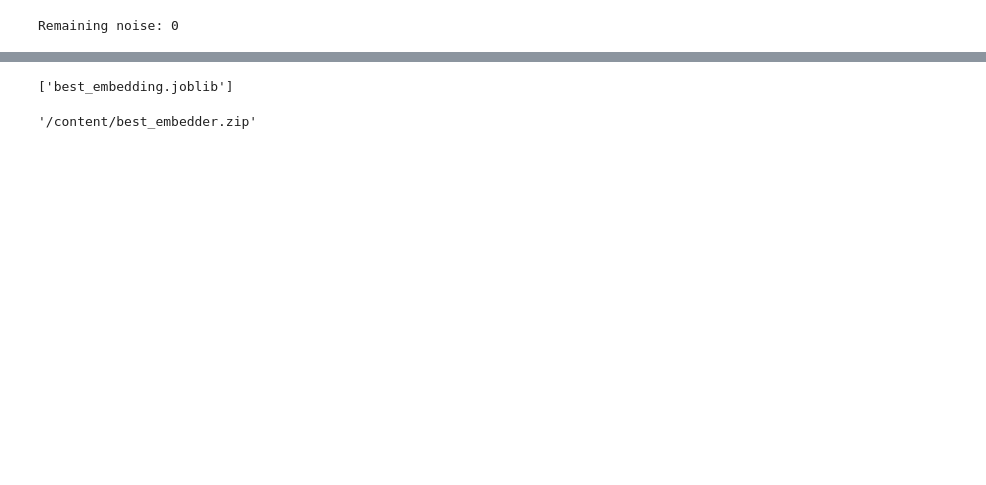
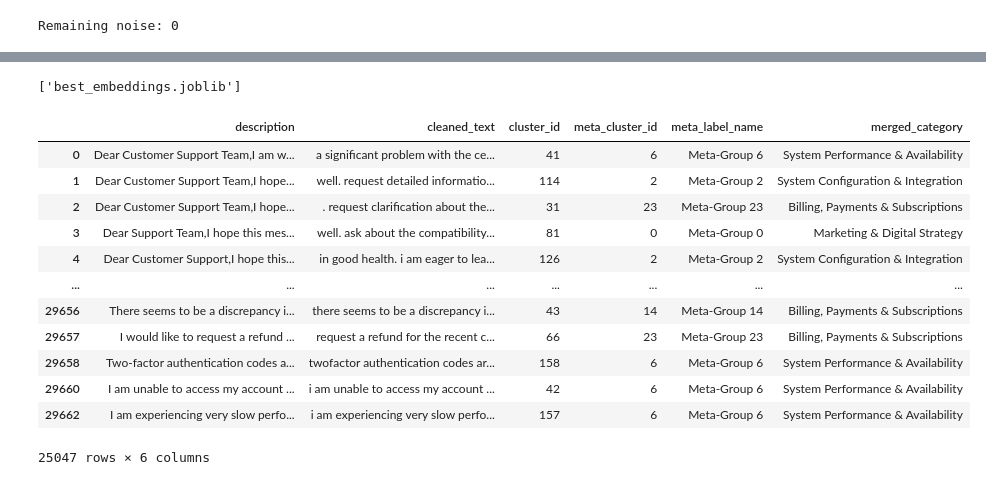
Before and after one commit to paudel-apil/Customer_Support_Ticket_Assistant, a Jupyter notebook: ml/cus_support_ticket_best.ipynb, the cells around one changed output, grey strips where cells are left out. Cells and saved outputs as stored; diff of their text form; code cells hidden in the pictures; blank space fills up the shorter version.

```diff
--- a/ml/cus_support_ticket_best.ipynb
+++ b/ml/cus_support_ticket_best.ipynb
@@ -422,33 +476,0 @@ cluster_names = {
-# %%
-final_cluster_names = {
-    'Meta-Group 0': 'Financial Data Analytics Support',
-    'Meta-Group 1': 'Service Downtime & System Outages',
-    'Meta-Group 2': 'Application & System Issues',
-    'Meta-Group 3': 'Product & Documentation Inquiries',
-    'Meta-Group 4': 'Billing & Payment Issues',
-    'Meta-Group 5': 'Third-Party Tool Integrations',
-    'Meta-Group 6': 'Service Downtime & System Outages',       # duplicate of 1
-    'Meta-Group 7': 'Application Functionality & Sync Issues',
-    'Meta-Group 8': 'Software & Platform Support',
-    'Meta-Group 9': 'Login & Access Issues',
-    'Meta-Group 10': 'Security Software Integration & Setup',
-    'Meta-Group 11': 'Digital Marketing Strategy & Performance',
-    'Meta-Group 12': 'Collaboration Tools Connectivity & Hardware Issues',
-    'Meta-Group 13': 'Third-Party Tool Integrations',          # merged into 5
-    'Meta-Group 14': 'Third-Party Tool Integrations',          # merged into 5
-    'Meta-Group 15': 'Software & Platform Support',            # merged into 8
-    'Meta-Group 16': 'Consumer Hardware Issues & Purchase Support',
-    'Meta-Group 17': 'Third-Party Tool Integrations',          # merged into 5
-    'Meta-Group 18': 'Software & Platform Support',            # merged into 8
-    'Meta-Group 19': 'General Support Requests',
-    'Meta-Group 20': 'Third-Party Tool Integrations',          # merged into 5
-    'Meta-Group 21': 'Network Connectivity & Router Issues',
-    'Meta-Group 22': 'Third-Party Tool Integrations',          # merged into 5
-    'Meta-Group 23': 'Consumer Hardware Issues & Purchase Support', # merged into 16
-    'Meta-Group 24': 'Billing & Payment Issues',               # merged into 4
-    'Meta-Group 25': 'Security Software Integration & Setup',  # merged into 10
-    'Meta-Group 26': 'Consumer Hardware Issues & Purchase Support', # merged into 16
-    'Meta-Group 27': 'Application & System Issues',            # merged into 2
-    'Meta-Group 28': 'Third-Party Tool Integrations',          # merged into 5
-    'Meta-Group 29': 'Third-Party Tool Integrations'           # merged into 5
-}
@@ -522,6 +544,6 @@ Clean Result: Security Software Integration & Setup
 # %%
 import joblib
 # %%
-joblib.dump(embeddings, 'best_embedding.joblib')
+joblib.dump(embeddings, 'best_embeddings.joblib')
 # %% [output]
-['best_embedding.joblib']
+['best_embeddings.joblib']
@@ -533,8 +549,0 @@ from google.colab import files
-# %%
-folder_to_zip = "/content/embedder"
-
-output_zip = "/content/best_embedder"
-
-shutil.make_archive(output_zip, 'zip', folder_to_zip)
-# %% [output]
-'/content/best_embedder.zip'
@@ -540,0 +553,16 @@ shutil.make_archive(output_zip, 'zip', folder_to_zip)
+# %%
+df
+# %% [output]
+|  | description | cleaned_text | cluster_id | meta_cluster_id | meta_label_name | merged_category |
+| 0 | Dear Customer Support Team,I am w... | a significant problem with the ce... | 41 | 6 | Meta-Group 6 | System Performance & Availability |
+| 1 | Dear Customer Support Team,I hope... | well. request detailed informatio... | 114 | 2 | Meta-Group 2 | System Configuration & Integration |
+| 2 | Dear Customer Support Team,I hope... | . request clarification about the... | 31 | 23 | Meta-Group 23 | Billing, Payments & Subscriptions |
+| 3 | Dear Support Team,I hope this mes... | well. ask about the compatibility... | 81 | 0 | Meta-Group 0 | Marketing & Digital Strategy |
+| 4 | Dear Customer Support,I hope this... | in good health. i am eager to lea... | 126 | 2 | Meta-Group 2 | System Configuration & Integration |
+| ... | ... | ... | ... | ... | ... | ... |
+| 29656 | There seems to be a discrepancy i... | there seems to be a discrepancy i... | 43 | 14 | Meta-Group 14 | Billing, Payments & Subscriptions |
+| 29657 | I would like to request a refund ... | request a refund for the recent c... | 66 | 23 | Meta-Group 23 | Billing, Payments & Subscriptions |
+| 29658 | Two-factor authentication codes a... | twofactor authentication codes ar... | 158 | 6 | Meta-Group 6 | System Performance & Availability |
+| 29660 | I am unable to access my account ... | i am unable to access my account ... | 42 | 6 | Meta-Group 6 | System Performance & Availability |
+| 29662 | I am experiencing very slow perfo... | i am experiencing very slow perfo... | 157 | 6 | Meta-Group 6 | System Performance & Availability |
+25047 rows × 6 columns
```
Also changed, not shown: parts of 33 cells of this notebook, 10 other files.
